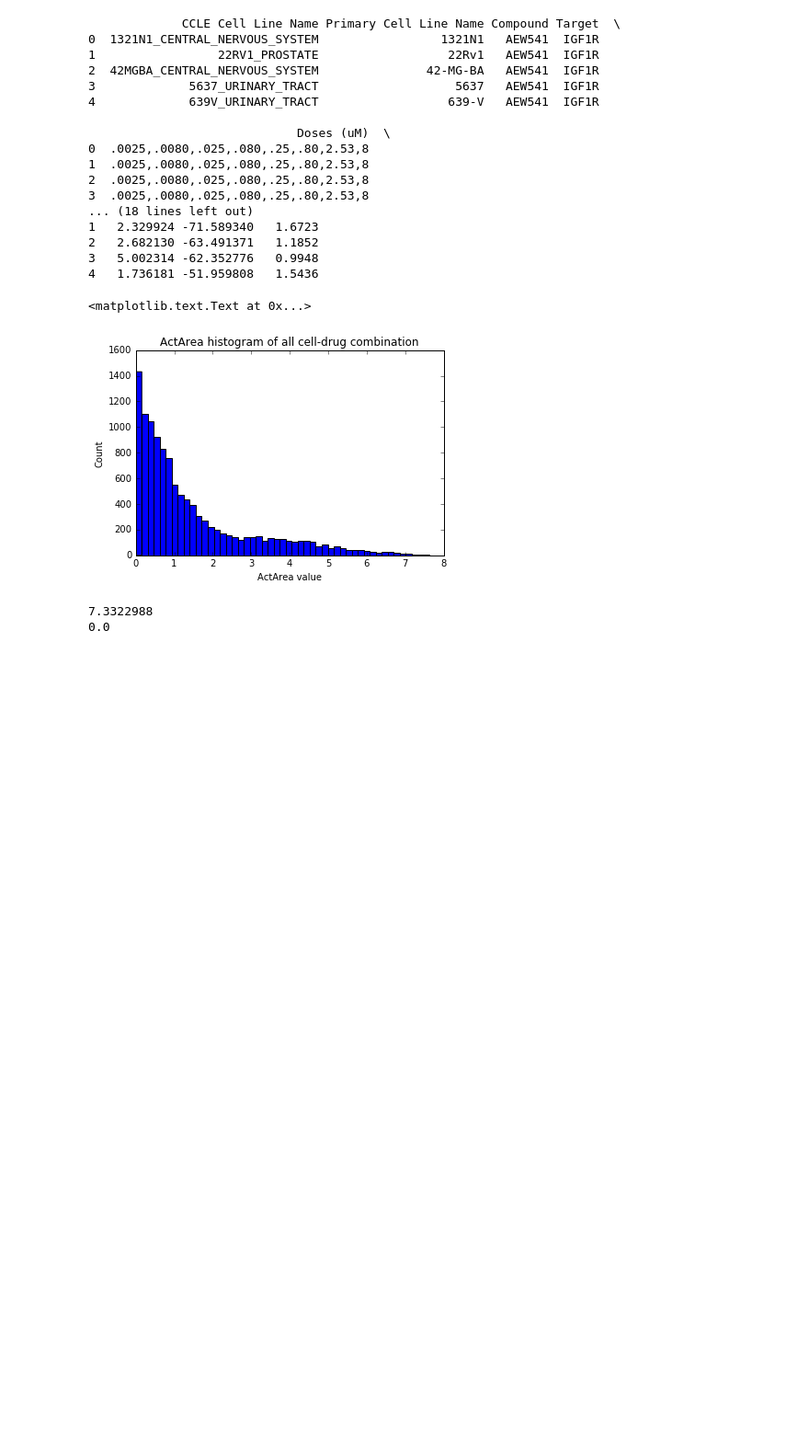
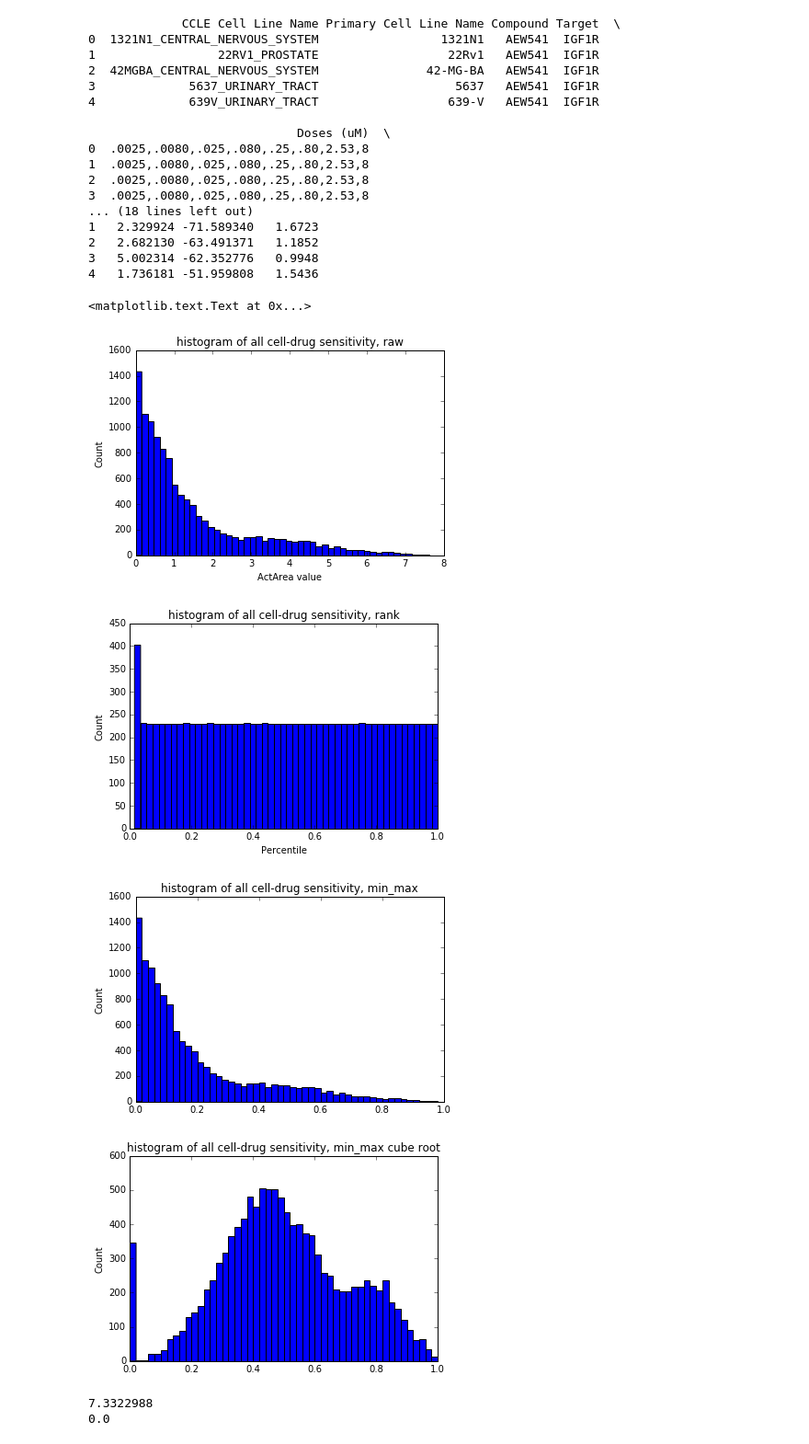
Before and after one commit to MollyZhang/drug_sensitivity_ML, a Jupyter notebook: profiling/CCLE_drug_sensitity_profile.ipynb, the cells around one changed output. Shown at 92% size. Drawn from its saved outputs; the diff is of its cells as text; code cells hidden in the pictures; blank space fills up the shorter version.

```diff
--- a/profiling/CCLE_drug_sensitity_profile.ipynb
+++ b/profiling/CCLE_drug_sensitity_profile.ipynb
@@ -24,14 +24,40 @@ print df.head()
 2   2.682130 -63.491371   1.1852
 3   5.002314 -62.352776   0.9948
 4   1.736181 -51.959808   1.5436
-# %%
-plt.hist(df.ActArea, bins=50)
-plt.title("ActArea histogram of all cell-drug combination")
-plt.xlabel("ActArea value")
-plt.ylabel("Count")
-# %% [output]
-<matplotlib.text.Text at 0x...>
-[figure, removed]
+# %%
+plt.figure(1)
+df = pd.read_csv("../raw_data/CCLE_NP24.2009_Drug_data_2015.02.24.csv")
+plt.hist(df.ActArea, bins=50)
+plt.title("histogram of all cell-drug sensitivity, raw")
+plt.xlabel("ActArea value")
+plt.ylabel("Count")
+
+plt.figure(2)
+df = pd.read_csv("../raw_data/CCLE_NP24.2009_Drug_data_2015.02.24_ActAreaPercent.csv", sep="\t")
+plt.hist(df.ActArea, bins=50)
+plt.title("histogram of all cell-drug sensitivity, rank")
+plt.xlabel("Percentile")
+plt.ylabel("Count")
+
+plt.figure(3)
+df = pd.read_csv("../raw_data/CCLE_NP24.2009_Drug_data_2015.02.24_ActAreaMinMax.csv", sep="\t")
+plt.hist(df.ActArea, bins=50)
+plt.title("histogram of all cell-drug sensitivity, min_max")
+plt.xlabel("")
+plt.ylabel("Count")
+
+plt.figure(4)
+df = df["ActArea"].apply(func=lambda x: x**(1.0/3))
+plt.hist(df, bins=50)
+plt.title("histogram of all cell-drug sensitivity, min_max cube root")
+plt.xlabel("")
+plt.ylabel("Count")
+# %% [output]
+<matplotlib.text.Text at 0x...>
+[figure, added]
+[figure, added]
+[figure, added]
+[figure, added]
 # %%
 print np.percentile(df.ActArea, 99.9)
 print np.percentile(df.ActArea, 0.1)
```
Also changed, not shown: parts of 1 cell of this notebook, 6 other files.
